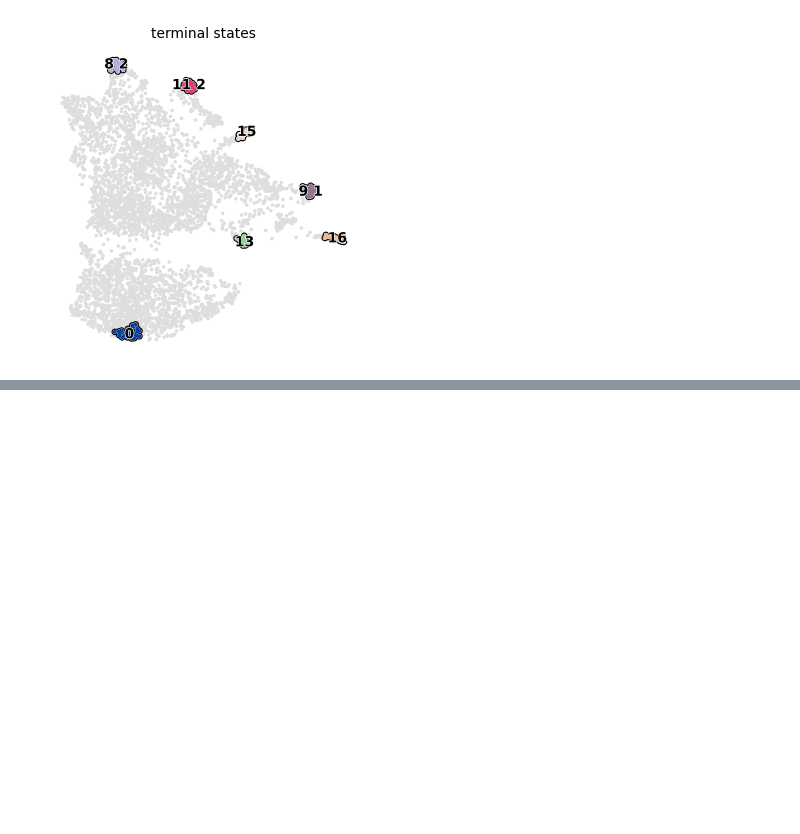
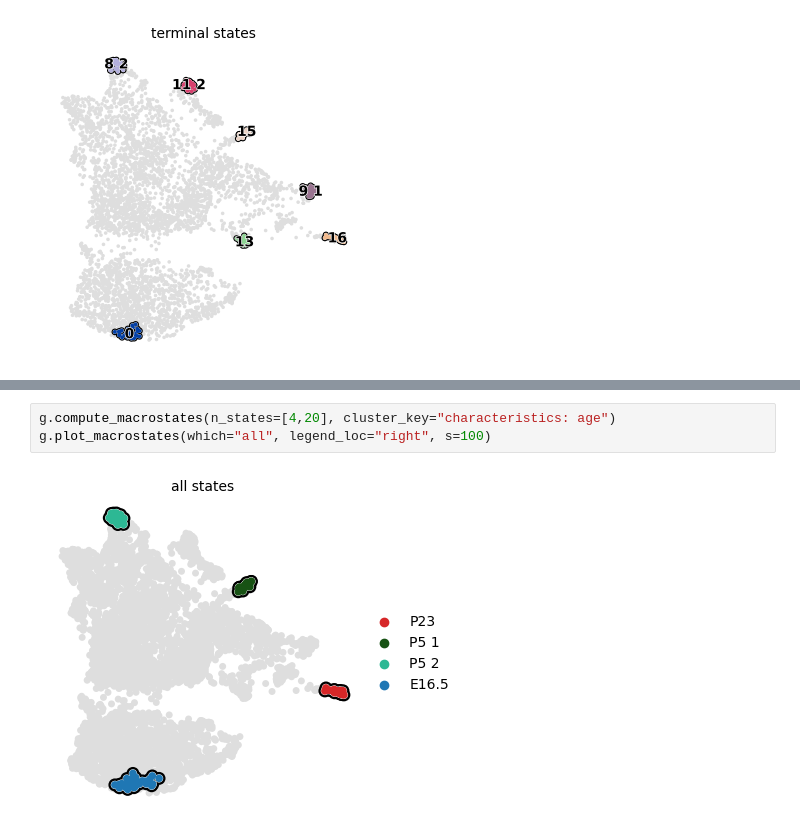
Before and after one commit to ifreyk/next_cell_state, a Jupyter notebook: notebooks/GSE104323_analysis.ipynb, the cells around one changed output, grey strips where cells are left out. Cells and saved outputs as stored; diff of their text form; blank space fills up the shorter version.

```diff
--- a/notebooks/GSE104323_analysis.ipynb
+++ b/notebooks/GSE104323_analysis.ipynb
@@ -328,0 +342,5 @@ AnnData object with n_obs × n_vars = 4496 × 3000
+# %%
+g.compute_macrostates(n_states=[4,20], cluster_key="characteristics: age")
+g.plot_macrostates(which="all", legend_loc="right", s=100)
+# %% [output]
+[figure, added]
```
Also changed, not shown: parts of 16 cells of this notebook, 2 other files.
